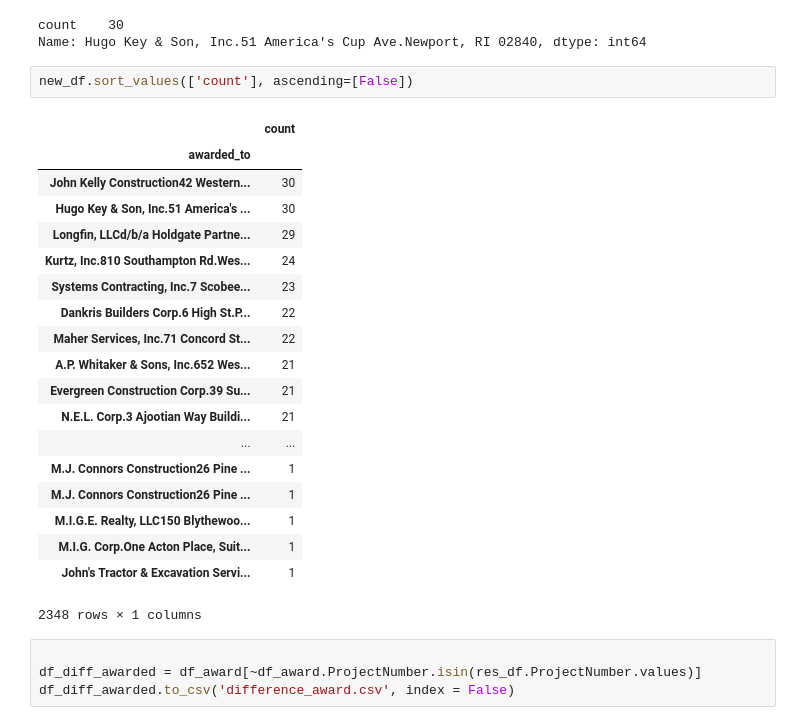
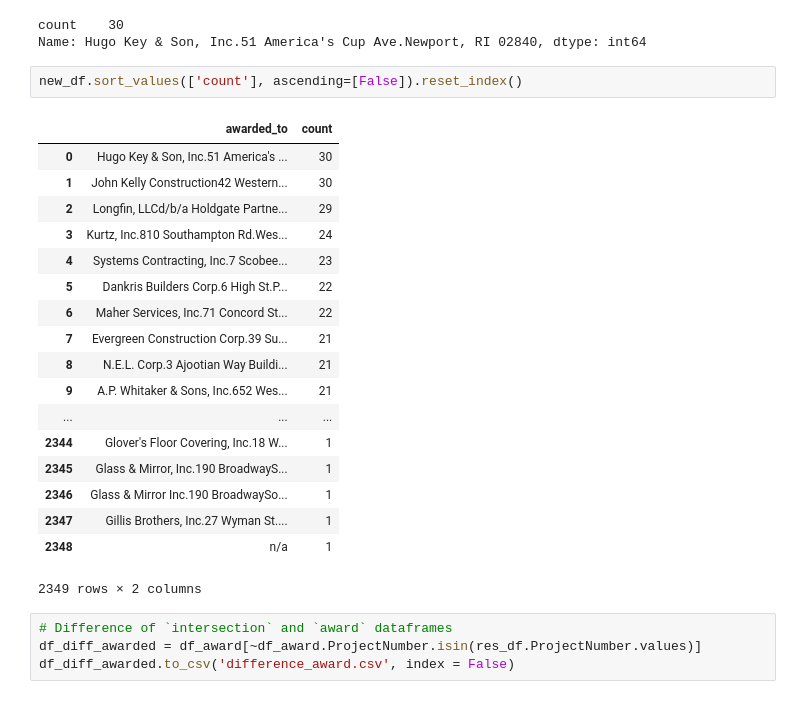
Before and after one commit to MASSInvestigators/CRAB-data-analysis, a Jupyter notebook: Untitled.ipynb, the cells around one changed output. Cells and saved outputs as stored; diff of their text form.

```diff
--- a/Untitled.ipynb
+++ b/Untitled.ipynb
@@ -61,29 +61,28 @@ new_df.loc[new_df['count'].idxmax()]
 count    30
 Name: Hugo Key & Son, Inc.51 America's Cup Ave.Newport, RI 02840, dtype: int64
 # %%
-new_df.sort_values(['count'], ascending=[False])
+new_df.sort_values(['count'], ascending=[False]).reset_index()
 # %% [output]
-|  | count |
-| awarded_to |  |
-| John Kelly Construction42 Western... | 30 |
-| Hugo Key & Son, Inc.51 America's ... | 30 |
-| Longfin, LLCd/b/a Holdgate Partne... | 29 |
-| Kurtz, Inc.810 Southampton Rd.Wes... | 24 |
-| Systems Contracting, Inc.7 Scobee... | 23 |
-| Dankris Builders Corp.6 High St.P... | 22 |
-| Maher Services, Inc.71 Concord St... | 22 |
-| A.P. Whitaker & Sons, Inc.652 Wes... | 21 |
-| Evergreen Construction Corp.39 Su... | 21 |
-| N.E.L. Corp.3 Ajootian Way Buildi... | 21 |
-| ... | ... |
-| M.J. Connors Construction26 Pine ... | 1 |
-| M.J. Connors Construction26 Pine ... | 1 |
-| M.I.G.E. Realty, LLC150 Blythewoo... | 1 |
-| M.I.G. Corp.One Acton Place, Suit... | 1 |
-| John's Tractor & Excavation Servi... | 1 |
+|  | awarded_to | count |
+| 0 | Hugo Key & Son, Inc.51 America's ... | 30 |
+| 1 | John Kelly Construction42 Western... | 30 |
+| 2 | Longfin, LLCd/b/a Holdgate Partne... | 29 |
+| 3 | Kurtz, Inc.810 Southampton Rd.Wes... | 24 |
+| 4 | Systems Contracting, Inc.7 Scobee... | 23 |
+| 5 | Dankris Builders Corp.6 High St.P... | 22 |
+| 6 | Maher Services, Inc.71 Concord St... | 22 |
+| 7 | Evergreen Construction Corp.39 Su... | 21 |
+| 8 | N.E.L. Corp.3 Ajootian Way Buildi... | 21 |
+| 9 | A.P. Whitaker & Sons, Inc.652 Wes... | 21 |
+| ... | ... | ... |
+| 2344 | Glover's Floor Covering, Inc.18 W... | 1 |
+| 2345 | Glass & Mirror, Inc.190 BroadwayS... | 1 |
+| 2346 | Glass & Mirror Inc.190 BroadwaySo... | 1 |
+| 2347 | Gillis Brothers, Inc.27 Wyman St.... | 1 |
+| 2348 | n/a | 1 |
-2348 rows × 1 columns
+2349 rows × 2 columns
 # %%
-
+# Difference of `intersection` and `award` dataframes
 df_diff_awarded = df_award[~df_award.ProjectNumber.isin(res_df.ProjectNumber.values)]
 df_diff_awarded.to_csv('difference_award.csv', index = False)
 # %%
```
Also changed, not shown: parts of 6 cells of this notebook.
